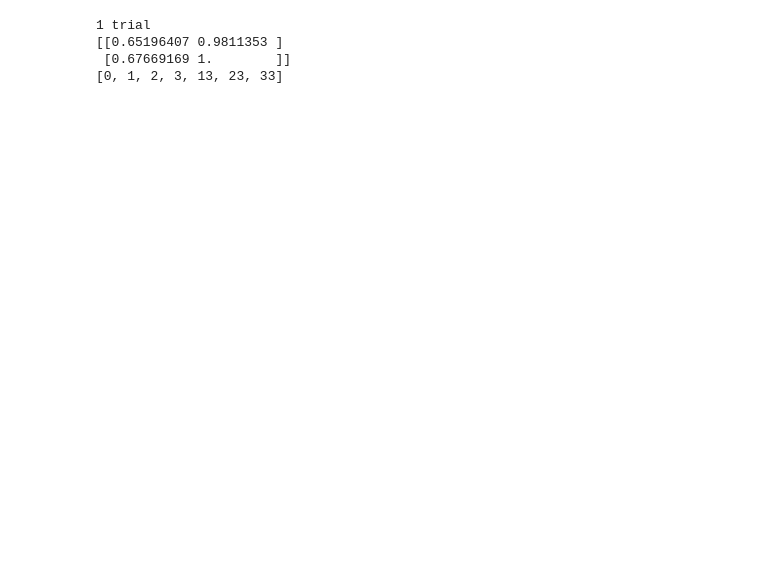
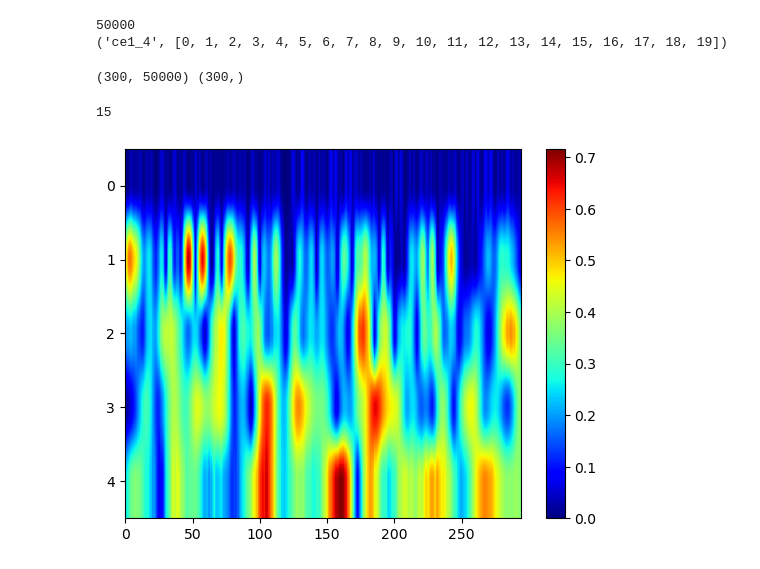
Before and after one commit to karegoie/IPYNB, a Jupyter notebook: GenomeIdentify/realreal.ipynb, the cells around one changed output. Saved outputs shown, nothing was run; the diff lists cells and outputs as text; code cells hidden in the pictures; blank space fills up the shorter version.

```diff
--- a/GenomeIdentify/realreal.ipynb
+++ b/GenomeIdentify/realreal.ipynb
@@ -325,4 +97,10 @@ with open("./ecoli23.fna", "r") as f:
             data[(record.id, i)] = str(record.seq).upper()[p:p+L]
             if record.id not in ctg_index.keys(): ctg_index[record.id] = []
             ctg_index[record.id].append(i)
+# %%
+print(len(list(data.items())[0][1]))
+print(list(ctg_index.items())[1])
+# %% [output]
+50000
+('ce1_4', [0, 1, 2, 3, 4, 5, 6, 7, 8, 9, 10, 11, 12, 13, 14, 15, 16, 17, 18, 19])
 # %%
@@ -335,9 +122,19 @@ for k, v in tqdm(data.items()):
 # %%
 sc = MinMaxScaler(feature_range = (0, 1))
-X = sc.fit_transform(dict2array(kmer_datas))
+def padd(x):
+    if len(x) < L:
+        while len(x) != L:
+            x.append(0)
+    elif len(x) > L:
+        while len(x) != L:
+            del x[-1]
+    return x
+
+X = sc.fit_transform(np.asarray(list(map(padd, dict2array(kmer_datas)))))
+"""
 cnt = 1
 som = Som(2, 2, 4**K, sigma=.001,learning_rate=1e-5)
-while som.distance_map().T.sum() / 4 > 0.9:
+while som.distance_map().T.sum() / 4 > 0.95:
     print(f"{cnt} trial")
     som = Som(2, 2, 4**K, sigma=.001,learning_rate=1e-5)
     #som = Som(2, 1, 4**K, sigma=.001,learning_rate=0.5)
@@ -347,28 +144,45 @@ while som.distance_map().T.sum() / 4 > 0.9:
     #som.train_batch(X, 10000)
     cnt+=1
 print(som.distance_map().T)
+"""
 
-change = {(0,0) : 1, (0,1): -1, (1,0): 1j, (1,1): -1j}
+change = {0 : 1, 1: -1, 2: 1j, 3: -1j}
 
 length = [-1]
 for i in list(map(len, ctg_index.values())):
     length.append(i + length[-1])
 del length[0]
 
-print(length)
+#print(length)
 raw_spec = {}
+kmc = cluster.KMeans(n_clusters=4)
+
+Y = kmc.fit_predict(X)
+print(np.shape(X), np.shape(Y))
+# print(Y)
 for i, k in enumerate(data_ctg.keys()):
     if k not in raw_spec.keys(): raw_spec[k] = []
     if length[-1] == length[i]:
-        for g in X[length[i]:]:
-            raw_spec[k] += [change[som.winner(i)] for i in g]
+        for g in Y[length[i]:]:
+            raw_spec[k].append(change[g])
         continue
     #print(np.shape(X[length[i]: length[i+1] + 1]))
-    for g in X[length[i]: length[i+1] + 1]:
-        raw_spec[k] += [change[som.winner(i)] for i in g]
+    for g in Y[length[i]: length[i+1] + 1]:
+        raw_spec[k].append(change[g])
 # %% [output]
-1 trial
-[[0.65196407 0.9811353 ]
- [0.67669169 1.        ]]
-[0, 1, 2, 3, 13, 23, 33]
+(300, 50000) (300,)
+# %%
+print(len(raw_spec))
+# %% [output]
+15
+# %%
+import matplotlib.pyplot as plt
+
+R = 6
+cwtmatr, freqs = pywt.cwt(np.concatenate(next(iter(itertools.permutations(raw_spec.values())))), list(range(1, R)), 'cmor4-1.0')
+plt.imshow(np.absolute(cwtmatr),  cmap='jet', aspect='auto',vmax=np.absolute(cwtmatr).max(), vmin=0)
+plt.colorbar()
+plt.show()
+# %% [output]
+[figure, added]
 # %%
```
Also changed, not shown: parts of 13 cells of this notebook, 3 other files.
